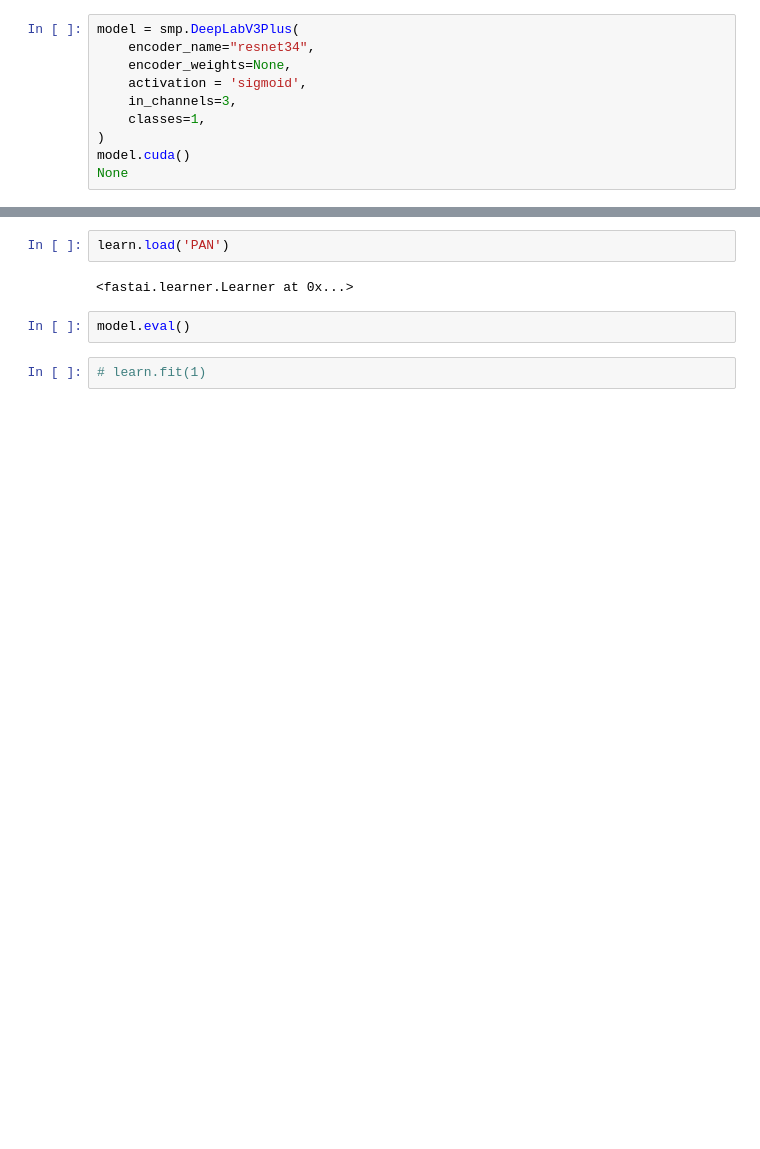
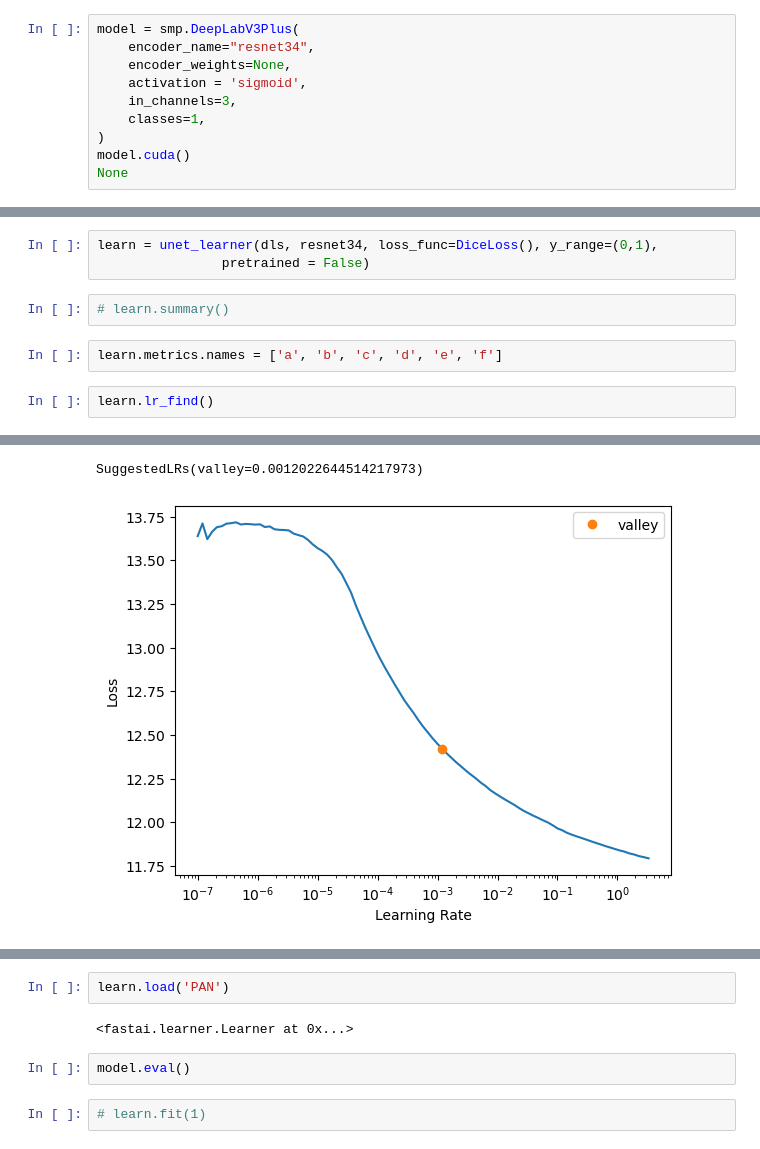
Before and after one commit to Leonn-Leon/Asbest_study, a Jupyter notebook: Камни.ipynb, the cells around one changed output, grey strips where cells are left out. Saved outputs shown, nothing was run; the diff lists cells and outputs as text; blank space fills up the shorter version.

```diff
--- a/Камни.ipynb
+++ b/Камни.ipynb
@@ -244,0 +174,10 @@ learn = Learner(dls, model, loss_func=smp.losses.DiceLoss('binary', smooth=1e-6)
+# %%
+learn = unet_learner(dls, resnet34, loss_func=DiceLoss(), y_range=(0,1),
+                pretrained = False)
+# %%
+# learn.summary()
+# %%
+learn.metrics.names = ['a', 'b', 'c', 'd', 'e', 'f']
+# %%
+learn.lr_find()
+# %% [output]
@@ -245 +185,3 @@ learn = Learner(dls, model, loss_func=smp.losses.DiceLoss('binary', smooth=1e-6)
+SuggestedLRs(valley=0.0012022644514217973)
+[figure, added]
 # %%
```
Also changed, not shown: parts of 12 cells of this notebook, 2 other files.
